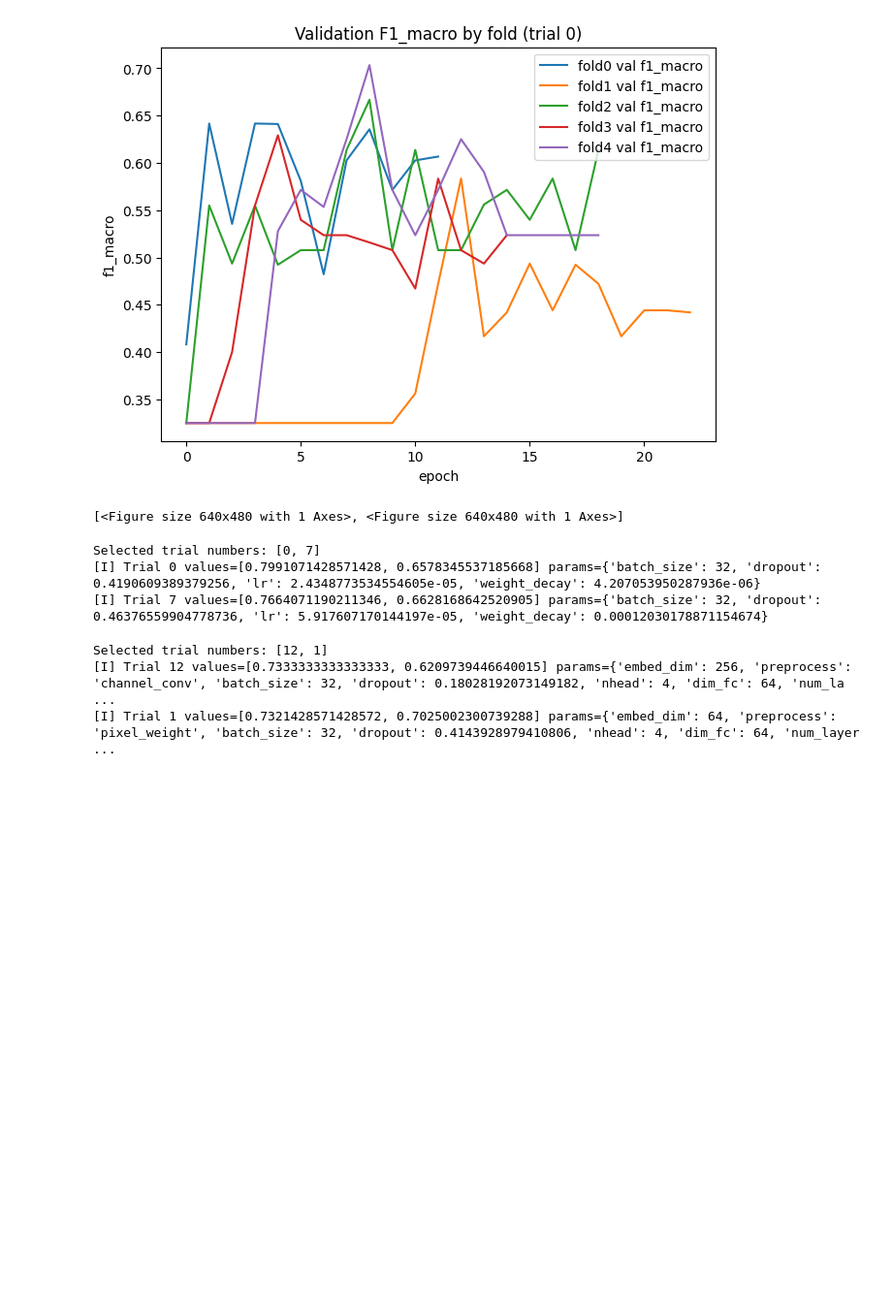
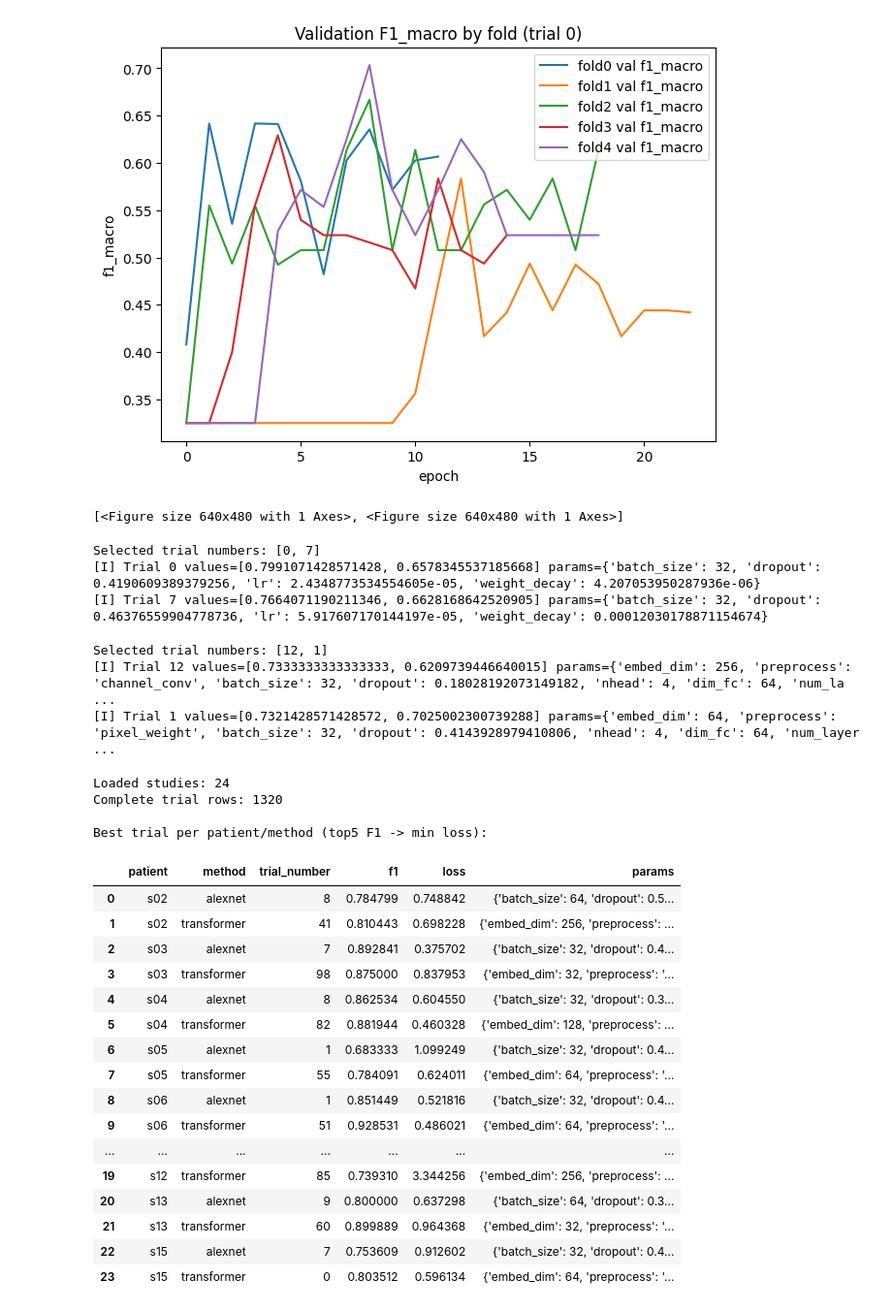
Before and after one commit to slendersold/NeuronDeCo, a Jupyter notebook: notebooks/open_study_and_visualise.ipynb, the cells around one changed output. Shown at 97% size. Cells and saved outputs as stored; diff of their text form; code cells hidden in the pictures; blank space fills up the shorter version.

Commit message:
changes(notebooks/open_study_and_visualise.ipynb)\n\nRecord of previous experimentations

```diff
--- a/notebooks/open_study_and_visualise.ipynb
+++ b/notebooks/open_study_and_visualise.ipynb
@@ -333,7 +333,7 @@ def select_best_trial_top5_f1_then_min_loss(study):
     return best
 
 
-run_dir = Path("notebooks/Pirogov/PreprocessedData/2026-04-01")
+run_dir = Path("../../PreprocessedData/2026-04-01")
 db_paths = sorted(run_dir.glob("tfr_*_*.db"))
 if not db_paths:
     raise FileNotFoundError(f"No studies found in: {run_dir}")
@@ -360,31 +360,53 @@ for db_path in db_paths:
         study_rows.append(
             {
                 "patient": patient_id,
                 "method": method,
                 "trial_number": int(t.number),
                 "f1": float(t.values[0]),
                 "loss": float(t.values[1]),
             }
         )
 
     best_trial = select_best_trial_top5_f1_then_min_loss(study)
     if best_trial is not None:
         best_rows.append(
             {
                 "patient": patient_id,
                 "method": method,
                 "trial_number": int(best_trial.number),
                 "f1": float(best_trial.values[0]),
                 "loss": float(best_trial.values[1]),
                 "params": best_trial.params,
                 "db_path": str(db_path),
             }
         )
 
 trials_df = pd.DataFrame(study_rows)
 best_df = pd.DataFrame(best_rows).sort_values(["patient", "method"]).reset_index(drop=True)
 
 print(f"Loaded studies: {len(db_paths)}")
 print(f"Complete trial rows: {len(trials_df)}")
 print("\nBest trial per patient/method (top5 F1 -> min loss):")
-display(best_df[["patient", "method", "trial_number", "f1", "loss"]])
+display(best_df[["patient", "method", "trial_number", "f1", "loss", "params"]])
+# %% [output]
+Loaded studies: 24
+Complete trial rows: 1320
+
+Best trial per patient/method (top5 F1 -> min loss):
+|  | patient | method | trial_number | f1 | loss | params |
+| 0 | s02 | alexnet | 8 | 0.784799 | 0.748842 | {'batch_size': 64, 'dropout': 0.5... |
+| 1 | s02 | transformer | 41 | 0.810443 | 0.698228 | {'embed_dim': 256, 'preprocess': ... |
+| 2 | s03 | alexnet | 7 | 0.892841 | 0.375702 | {'batch_size': 32, 'dropout': 0.4... |
+| 3 | s03 | transformer | 98 | 0.875000 | 0.837953 | {'embed_dim': 32, 'preprocess': '... |
+| 4 | s04 | alexnet | 8 | 0.862534 | 0.604550 | {'batch_size': 32, 'dropout': 0.3... |
+| 5 | s04 | transformer | 82 | 0.881944 | 0.460328 | {'embed_dim': 128, 'preprocess': ... |
+| 6 | s05 | alexnet | 1 | 0.683333 | 1.099249 | {'batch_size': 32, 'dropout': 0.4... |
+| 7 | s05 | transformer | 55 | 0.784091 | 0.624011 | {'embed_dim': 64, 'preprocess': '... |
+| 8 | s06 | alexnet | 1 | 0.851449 | 0.521816 | {'batch_size': 32, 'dropout': 0.4... |
+| 9 | s06 | transformer | 51 | 0.928531 | 0.486021 | {'embed_dim': 64, 'preprocess': '... |
+| ... | ... | ... | ... | ... | ... | ... |
+| 19 | s12 | transformer | 85 | 0.739310 | 3.344256 | {'embed_dim': 256, 'preprocess': ... |
+| 20 | s13 | alexnet | 9 | 0.800000 | 0.637298 | {'batch_size': 64, 'dropout': 0.3... |
+| 21 | s13 | transformer | 60 | 0.899889 | 0.964368 | {'embed_dim': 32, 'preprocess': '... |
+| 22 | s15 | alexnet | 7 | 0.753609 | 0.912602 | {'batch_size': 32, 'dropout': 0.4... |
+| 23 | s15 | transformer | 0 | 0.803512 | 0.596134 | {'embed_dim': 64, 'preprocess': '... |
```
Also changed, not shown: parts of 1 cell of this notebook.
